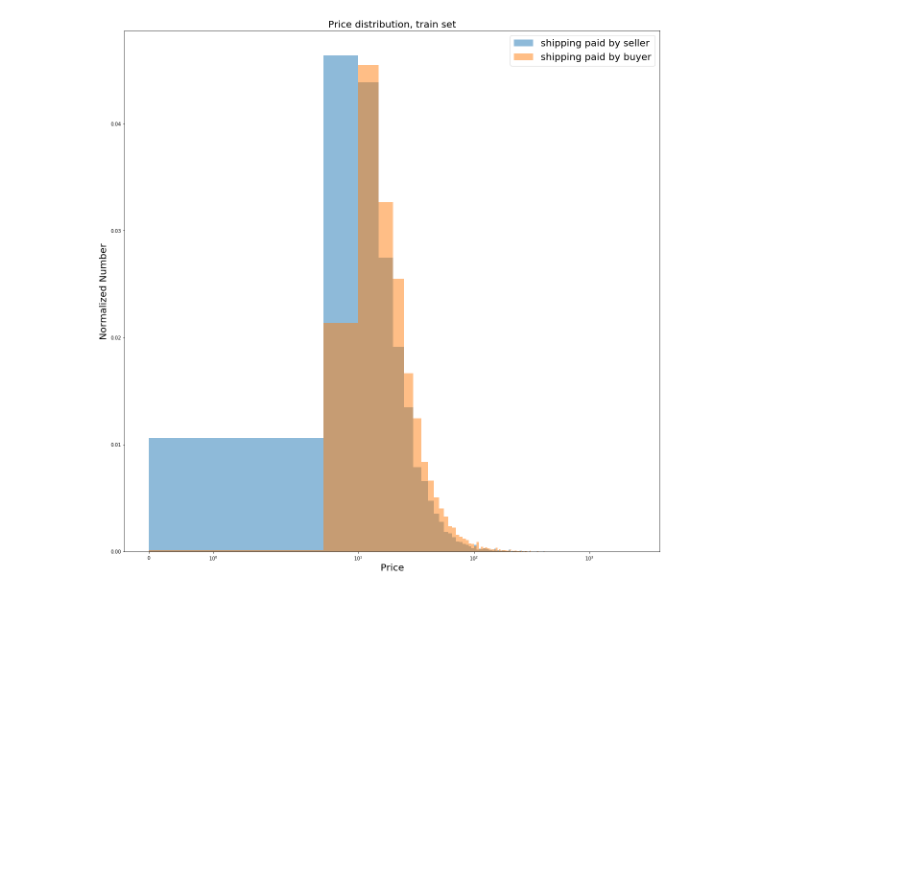
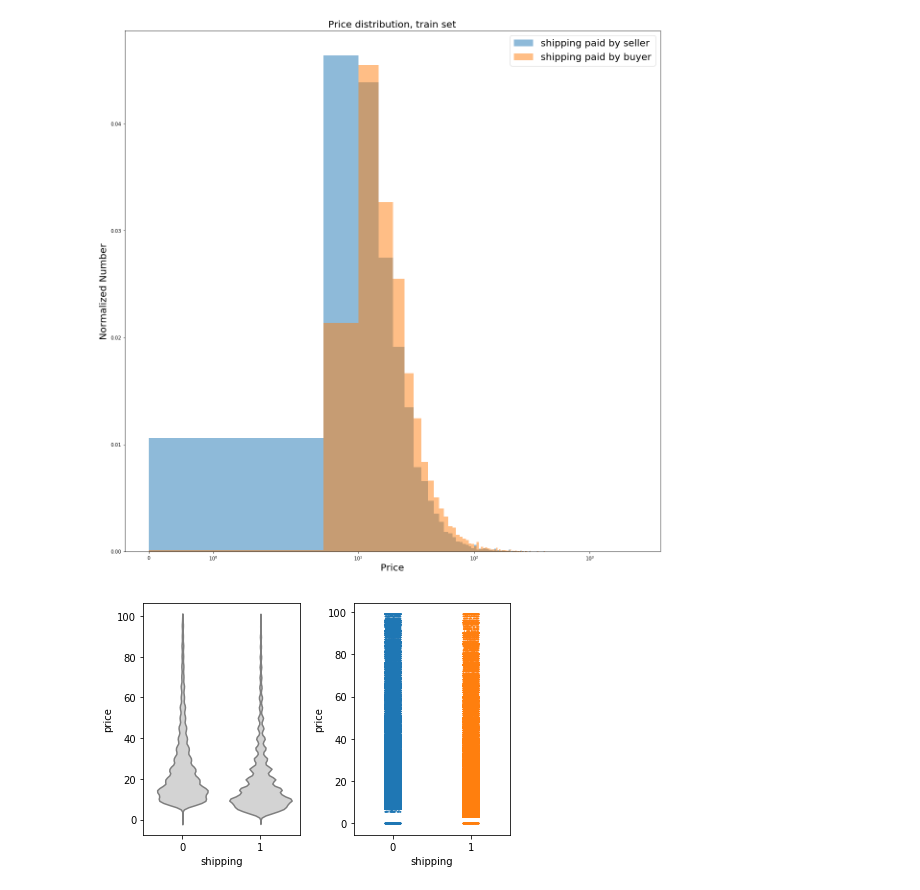
Before and after one commit to weihuacern/MPSCKernelGit, a Jupyter notebook: FeatureConstructor.ipynb, the cells around one changed output. Saved outputs shown, nothing was run; the diff lists cells and outputs as text; code cells hidden in the pictures; blank space fills up the shorter version.

```diff
--- a/FeatureConstructor.ipynb
+++ b/FeatureConstructor.ipynb
@@ -100,6 +134,21 @@ plt.legend(fontsize=20)
 plt.show()
 # %% [output]
 [figure]
+# %%
+# shipping vs price
+# violin plot
+plt.subplot(1,2,1)
+sns.violinplot(x='shipping', y='price', data=df_train[df_train.price < 100], inner=None, color='lightgray')
+
+# strip plot
+plt.subplot(1,2,2)
+sns.stripplot(x='shipping', y='price', data=df_train[df_train.price < 100], jitter=True, size=1.5)
+
+# Display the plot
+plt.tight_layout()
+plt.show()
+# %% [output]
+[figure, added]
 # %%
 # plot price vs item condition
 pricecut_lo = 100
```
Also changed, not shown: parts of 6 cells of this notebook.
